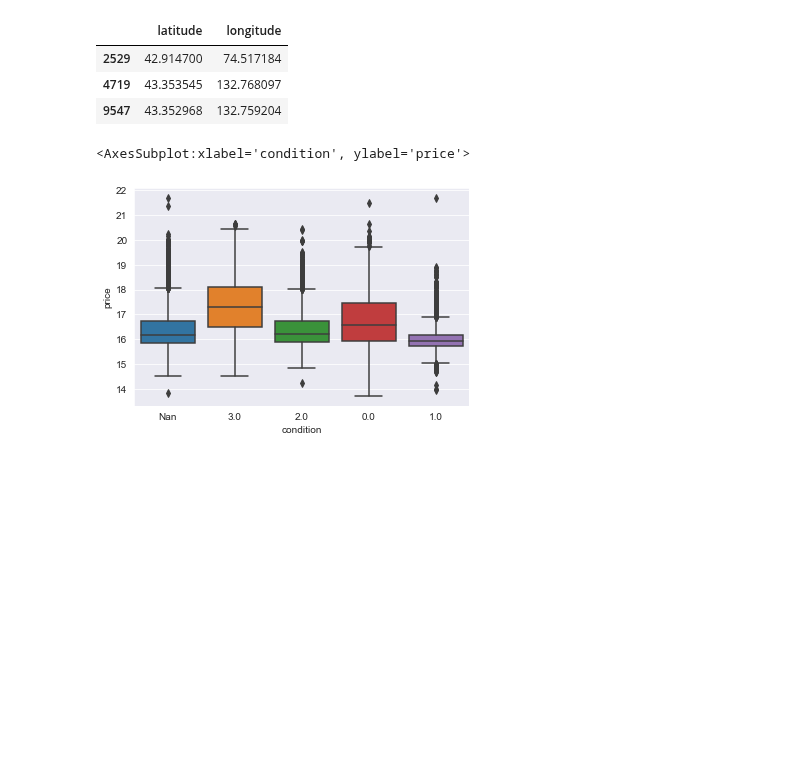
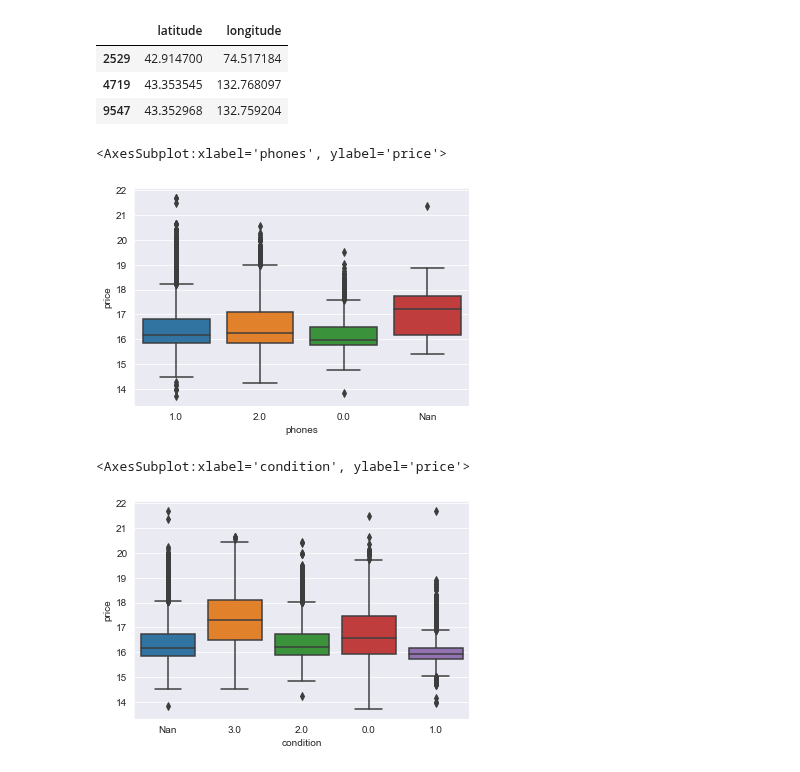
Before and after one commit to jimoskar/ml, a Jupyter notebook: project/jim_EDA.ipynb, the cells around one changed output. Cells and saved outputs as stored; diff of their text form; code cells hidden in the pictures; blank space fills up the shorter version.

```diff
--- a/project/jim_EDA.ipynb
+++ b/project/jim_EDA.ipynb
@@ -24,6 +24,13 @@ data_test[data_test.longitude > 45][['latitude','longitude']]
 | 2529 | 42.914700 | 74.517184 |
 | 4719 | 43.353545 | 132.768097 |
 | 9547 | 43.352968 | 132.759204 |
+# %%
+nan_idx = data['phones'].isna()
+data.loc[nan_idx, 'phones'] = "Nan"
+sns.boxplot(y = np.log(data['price']), x = data['phones'])
+# %% [output]
+<AxesSubplot:xlabel='phones', ylabel='price'>
+[figure, added]
 # %%
 nan_idx = data['condition'].isna()
 data.loc[nan_idx, 'condition'] = "Nan"
```
Also changed, not shown: parts of 6 cells of this notebook, 6 other files.
